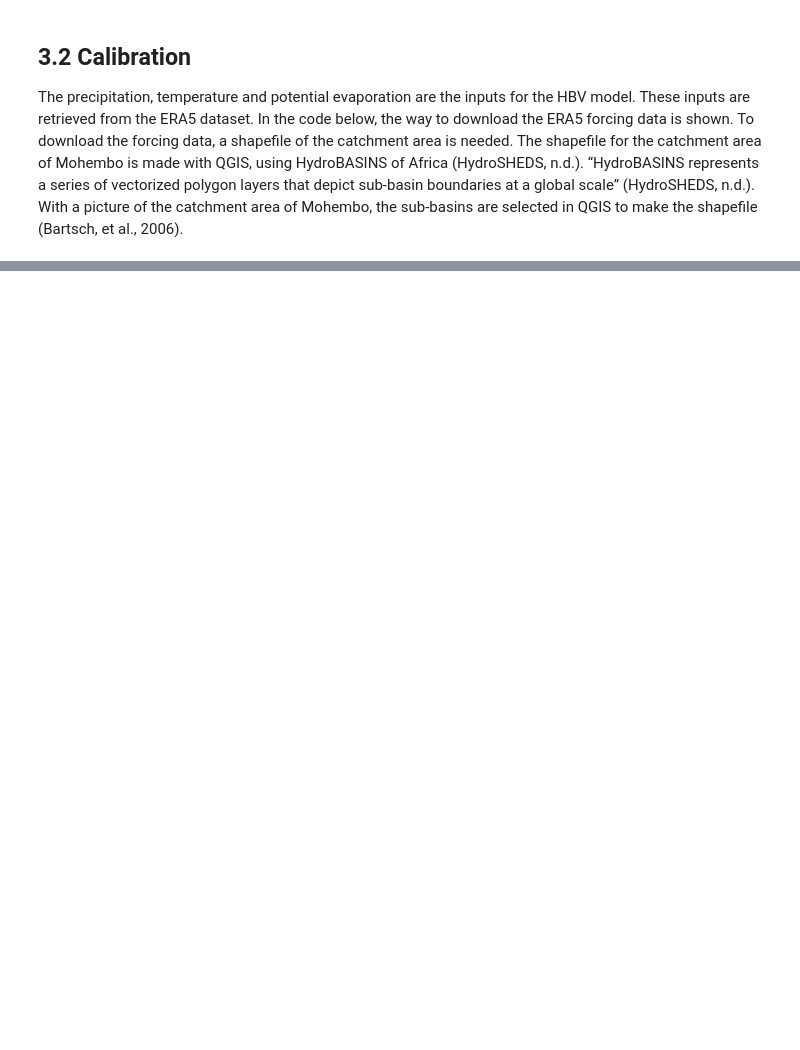
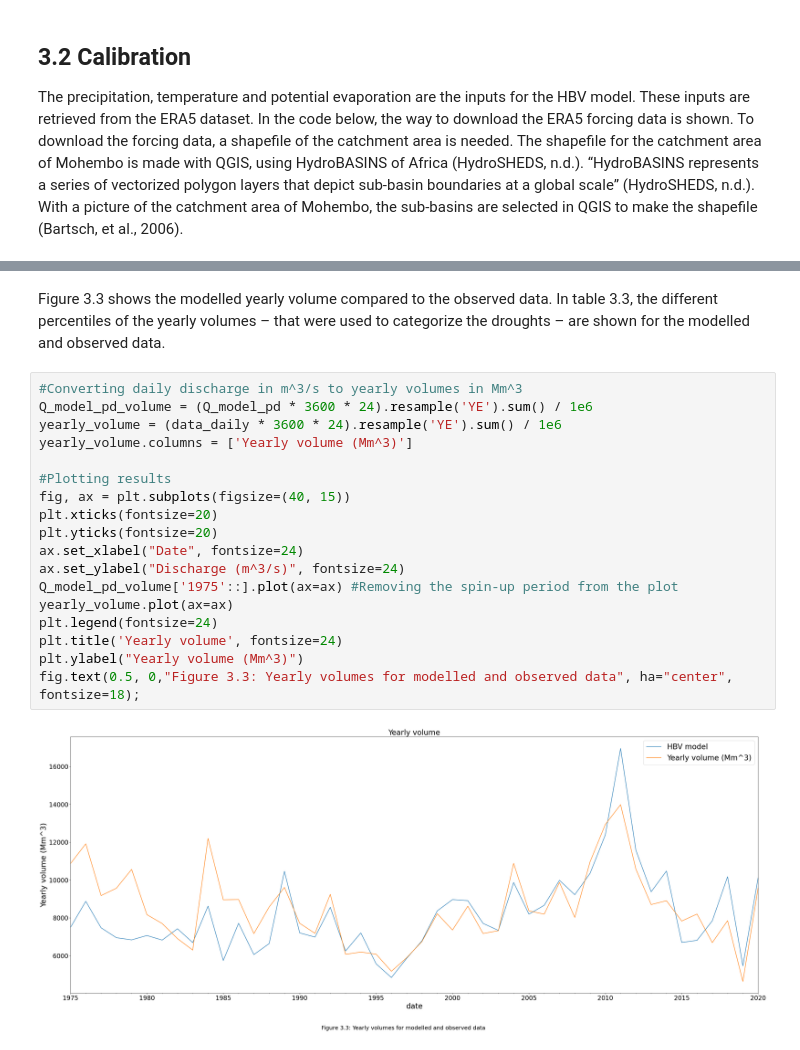
Before and after one commit to eWaterCycle/projects, a Jupyter notebook: book/thesis_projects/BSc/2026_Q4_BeauBuijtenhuijs_CEG/Report/3_HBV_model.ipynb, the cells around one changed output, grey strips where cells are left out. Cells and saved outputs as stored; diff of their text form; blank space fills up the shorter version.

```diff
--- a/book/thesis_projects/BSc/2026_Q4_BeauBuijtenhuijs_CEG/Report/3_HBV_model.ipynb
+++ b/book/thesis_projects/BSc/2026_Q4_BeauBuijtenhuijs_CEG/Report/3_HBV_model.ipynb
@@ -122,0 +286,22 @@ The calibrated parameters are shown in table 3.2. The value of the combined meth
+# %% [markdown]
+Figure 3.3 shows the modelled yearly volume compared to the observed data. In table 3.3, the different percentiles of the yearly volumes – that were used to categorize the droughts – are shown for the modelled and observed data.
+# %%
+#Converting daily discharge in m^3/s to yearly volumes in Mm^3
+Q_model_pd_volume = (Q_model_pd * 3600 * 24).resample('YE').sum() / 1e6
+yearly_volume = (data_daily * 3600 * 24).resample('YE').sum() / 1e6
+yearly_volume.columns = ['Yearly volume (Mm^3)']
+
+#Plotting results
+fig, ax = plt.subplots(figsize=(40, 15))
+plt.xticks(fontsize=20)
+plt.yticks(fontsize=20)
+ax.set_xlabel("Date", fontsize=24)
+ax.set_ylabel("Discharge (m^3/s)", fontsize=24)
+Q_model_pd_volume['1975'::].plot(ax=ax) #Removing the spin-up period from the plot
+yearly_volume.plot(ax=ax)
+plt.legend(fontsize=24)
+plt.title('Yearly volume', fontsize=24)
+plt.ylabel("Yearly volume (Mm^3)")
+fig.text(0.5, 0,"Figure 3.3: Yearly volumes for modelled and observed data", ha="center", fontsize=18);
+# %% [output]
+[figure, added]
```
Also changed, not shown: parts of 9 cells of this notebook, 34 other files.
